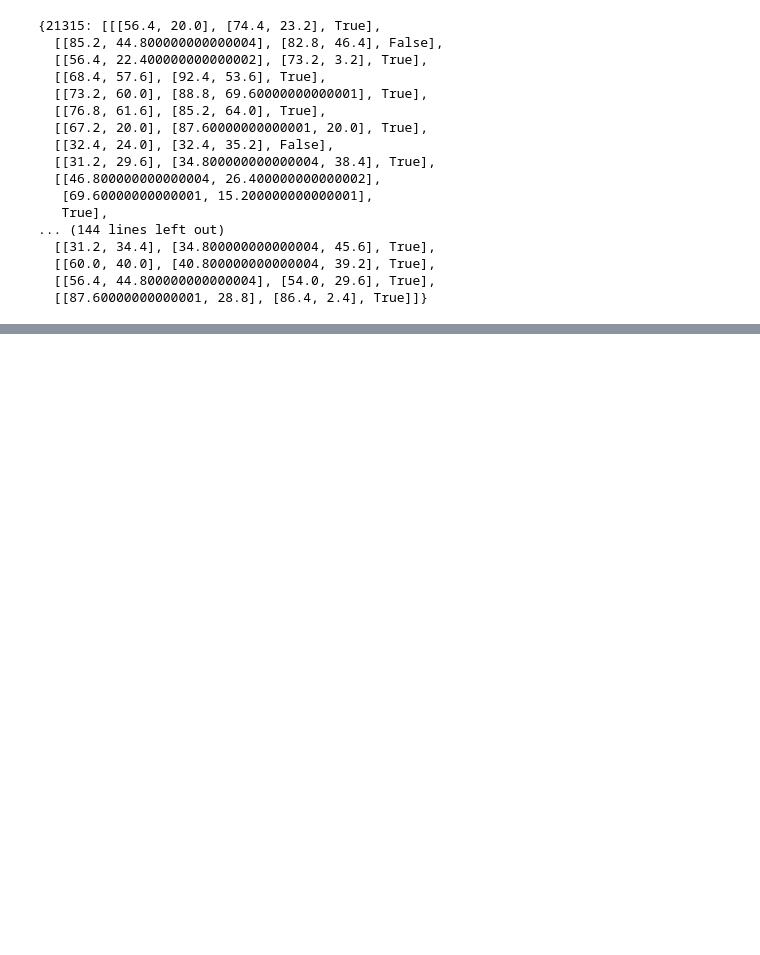
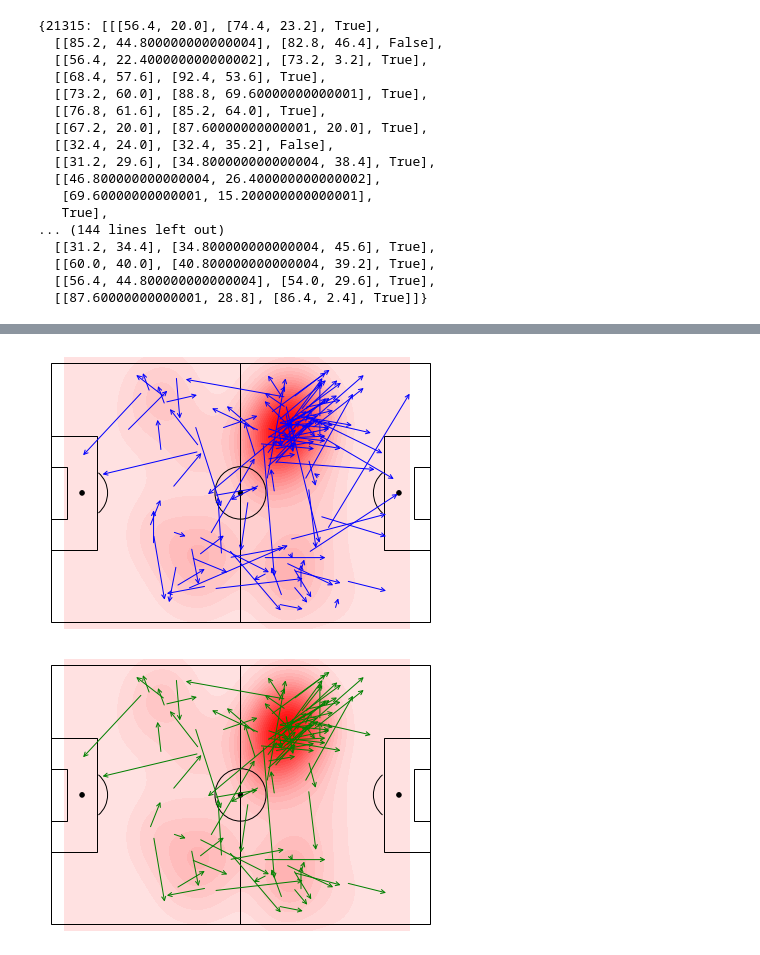
Before and after one commit to muscasmarco/ADM-HW2, a Jupyter notebook: CRQ2-notebook.ipynb, the cells around one changed output, grey strips where cells are left out. Drawn from its saved outputs; the diff is of its cells as text; code cells hidden in the pictures; blank space fills up the shorter version.

```diff
--- a/CRQ2-notebook.ipynb
+++ b/CRQ2-notebook.ipynb
@@ -242,7 +242,8 @@ def get_passes_from_events(events_dataset, match_id, player1_id, player2_id):
 
     return events
 # %%
-get_passes_from_events(italy_events, juv_nap_match_id, jorginho_id, pjanic_id)
+juv_nap_passes = get_passes_from_events(italy_events, juv_nap_match_id, jorginho_id, pjanic_id)
+juv_nap_passes
 # %% [output]
 {21315: [[[56.4, 20.0], [74.4, 23.2], True],
   [[85.2, 44.800000000000004], [82.8, 46.4], False],
@@ -263,0 +289,45 @@ get_passes_from_events(italy_events, juv_nap_match_id, jorginho_id, pjanic_id)
+# %%
+def print_performance_with_arrows(positions, color, print_only_accurate=False):
+    # Print the field
+    fig=plt.figure() #set up the figures
+    fig.set_size_inches(7, 5)
+    ax=fig.add_subplot(1,1,1)
+    draw_pitch(ax) #overlay our different objects on the pitch
+    plt.ylim(-2, 82)
+    plt.xlim(-2, 122)
+    plt.axis('off')
+    # End drawing field
+
+    # Heatmap
+    x_positions = [p[0][0] for p in positions]
+    y_positions = [p[0][1] for p in positions]
+
+    sns.kdeplot(x_positions, y_positions, shade = "True", color = color, n_levels = 30)
+
+    #Arrows
+    for p in positions:
+        is_accurate = p[2]
+
+        start_x = p[0][0]
+        start_y = p[0][1]
+
+        end_x = p[1][0]
+        end_y = p[1][1]
+
+        if print_only_accurate:
+            if is_accurate:
+                ax.annotate("", xy = (end_x,end_y), xycoords = 'data',
+                   xytext = (start_x, start_y), textcoords = 'data',
+                   arrowprops=dict(arrowstyle="->",connectionstyle="arc3", color = "green"),)
+        else:
+            ax.annotate("", xy = (end_x,end_y), xycoords = 'data',
+                   xytext = (start_x, start_y), textcoords = 'data',
+                   arrowprops=dict(arrowstyle="->",connectionstyle="arc3", color = "blue"),)
+
+    plt.show()
+# %%
+print_performance_with_arrows(jorginho_passes, 'red', print_only_accurate=False)
+print_performance_with_arrows(jorginho_passes, 'red', print_only_accurate=True)
+# %% [output]
+[figure, added]
+[figure, added]
```
Also changed, not shown: parts of 6 cells of this notebook.
